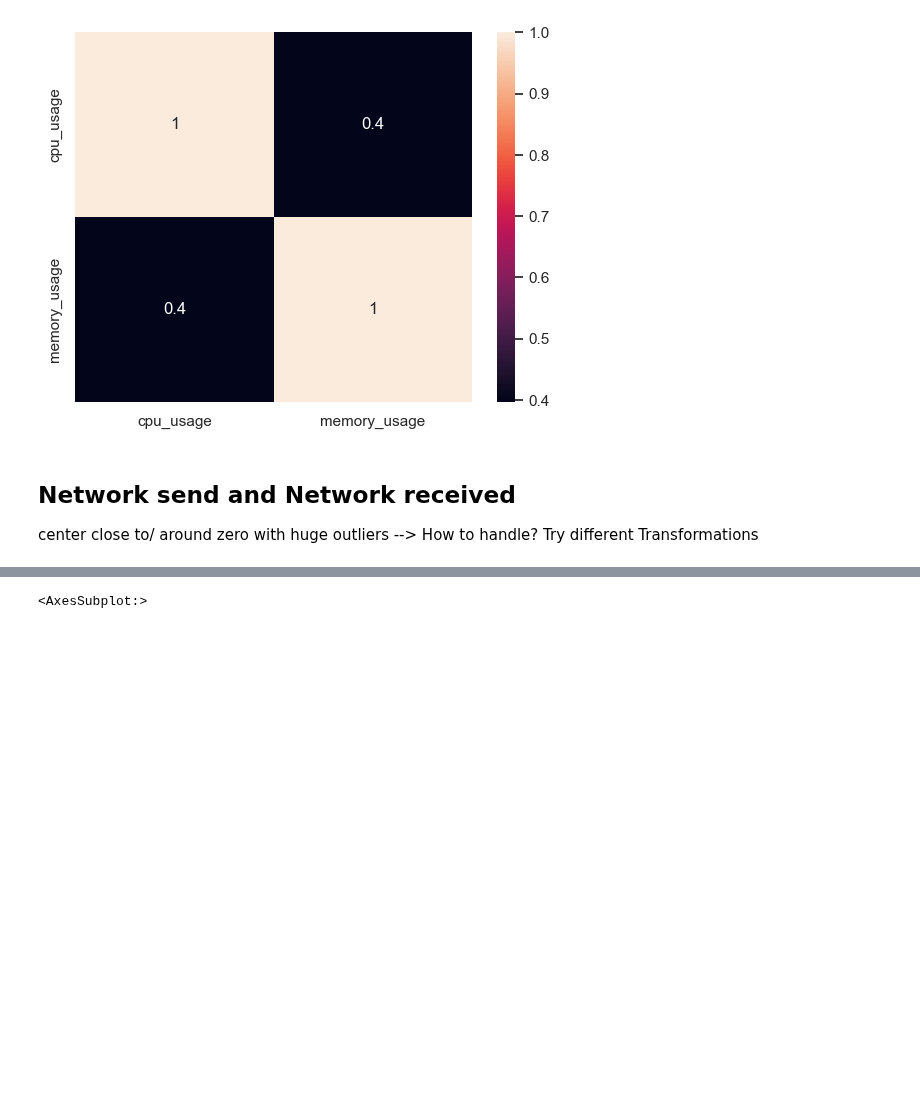
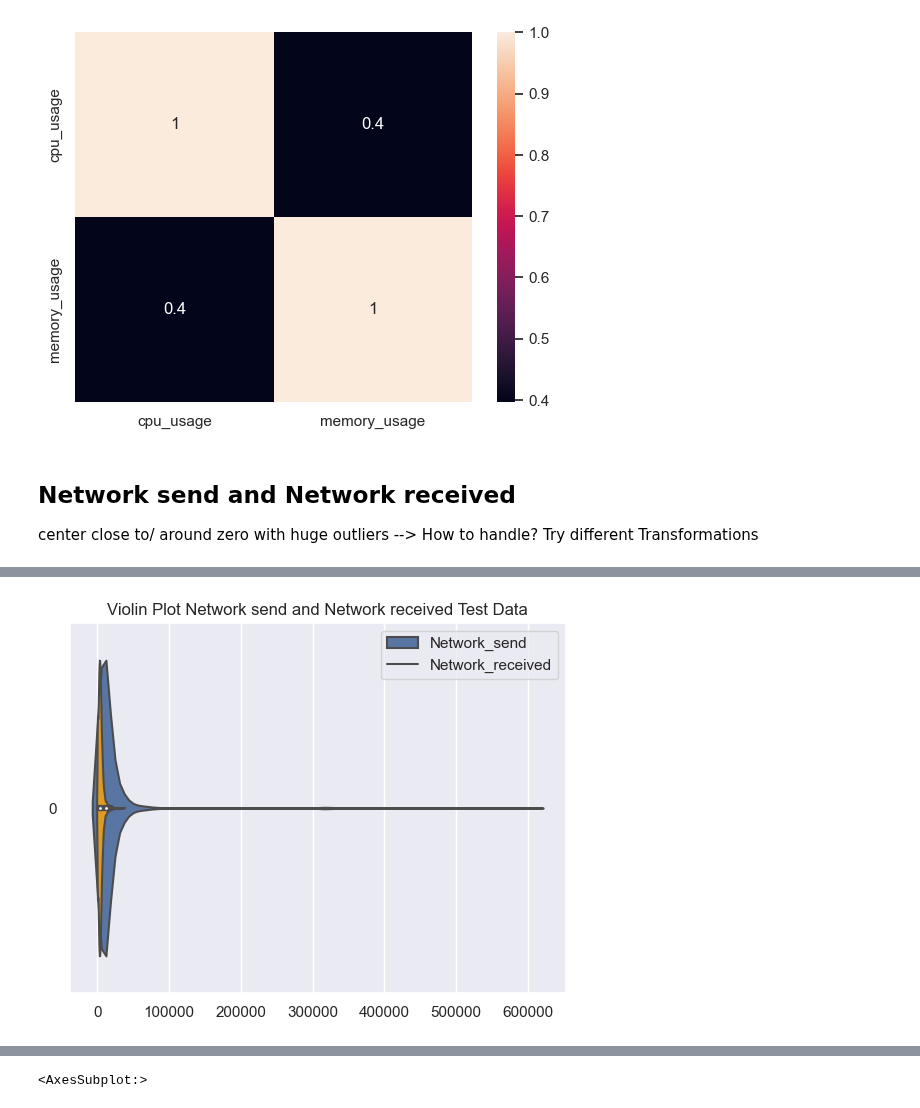
Before and after one commit to Janalytics94/anomaly-detection-software, a Jupyter notebook: src/analyse/EDA.ipynb, the cells around one changed output, grey strips where cells are left out. Saved outputs shown, nothing was run; the diff lists cells and outputs as text; code cells hidden in the pictures; blank space fills up the shorter version.

```diff
--- a/src/analyse/EDA.ipynb
+++ b/src/analyse/EDA.ipynb
@@ -248,0 +261,9 @@ plt.show()
+# %%
+f, ax = plt.subplots(1,1)
+plt.title("Violin Plot Network send and Network received Test Data")
+sns.violinplot(test.network_send, orient='h', ax=ax)
+sns.violinplot(test.network_received, orient='h', color="orange", ax=ax)
+plt.legend(labels=["Network_send", "Network_received"])
+plt.show()
+# %% [output]
+[figure, added]
```
Also changed, not shown: parts of 13 cells of this notebook, 5 other files.
